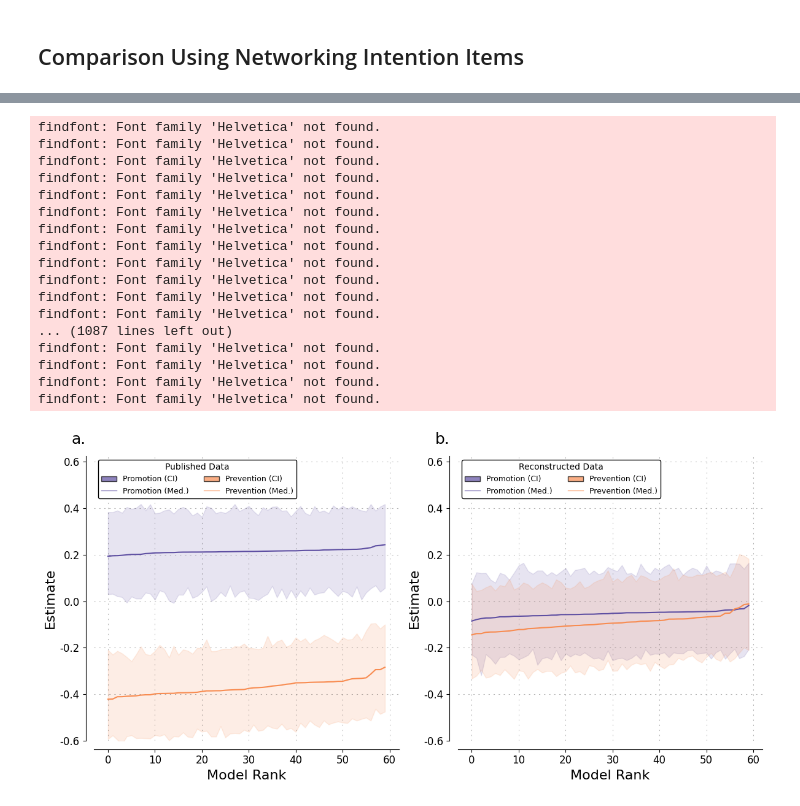
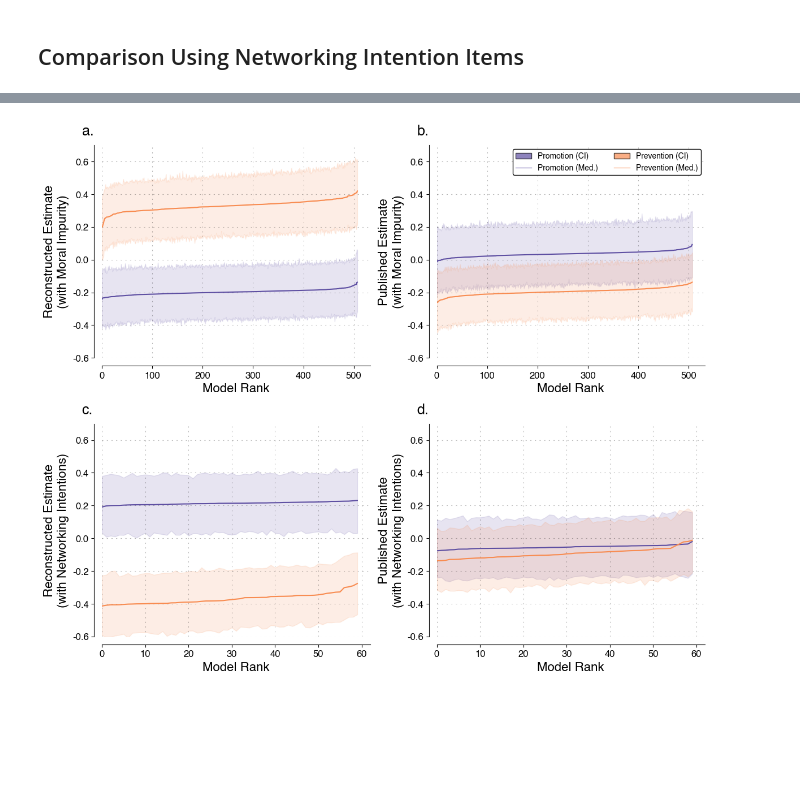
Before and after one commit to RobustiPy/robustipy, a Jupyter notebook: empirical_examples/empirical5_gino.ipynb, the cells around one changed output, grey strips where cells are left out. Drawn from its saved outputs; the diff is of its cells as text; code cells hidden in the pictures; blank space fills up the shorter version.

Commit message:
Combine Gino figures, 1k draws.

```diff
--- a/empirical_examples/empirical5_gino.ipynb
+++ b/empirical_examples/empirical5_gino.ipynb
@@ -299,8 +320,8 @@ x = [
 c= ['age',
     'male']
 
-gino_promo_published = OLSRobust(y=y, x=x, data=data)
-gino_promo_published.fit(controls=c, draws=n_draws)
-gino_results_promo_published = gino_promo_published.get_results()
+gino_promo_published_wnet = OLSRobust(y=y, x=x, data=data)
+gino_promo_published_wnet.fit(controls=c, draws=n_draws)
+gino_results_promo_published_wnet = gino_promo_published_wnet.get_results()
 # %% [output]
 [interactive output not drawn]
@@ -322,8 +344,8 @@ x = [
 c= ['age',
     'male']
 
-gino_preven_published = OLSRobust(y=y, x=x, data=data)
-gino_preven_published.fit(controls=c, draws=n_draws)
-gino_results_preven_published = gino_preven_published.get_results()
+gino_preven_published_wnet = OLSRobust(y=y, x=x, data=data)
+gino_preven_published_wnet.fit(controls=c, draws=n_draws)
+gino_results_preven_published_wnet = gino_preven_published_wnet.get_results()
 # %% [output]
 [interactive output not drawn]
@@ -345,8 +368,8 @@ x = [
 c= ['age',
     'male']
 
-gino_promo = OLSRobust(y=y, x=x, data=corrected_data)
-gino_promo.fit(controls=c, draws=n_draws)
-gino_results_promo = gino_promo.get_results()
+gino_promo_wnet = OLSRobust(y=y, x=x, data=corrected_data)
+gino_promo_wnet.fit(controls=c, draws=n_draws)
+gino_results_promo_wnet = gino_promo_wnet.get_results()
 # %% [output]
 [interactive output not drawn]
@@ -368,8 +392,8 @@ x = [
 c= ['age',
     'male']
 
-gino_preven = OLSRobust(y=y, x=x, data=corrected_data)
-gino_preven.fit(controls=c, draws=n_draws)
-gino_results_preven = gino_preven.get_results()
+gino_preven_wnet = OLSRobust(y=y, x=x, data=corrected_data)
+gino_preven_wnet.fit(controls=c, draws=n_draws)
+gino_results_preven_wnet = gino_preven_wnet.get_results()
 # %% [output]
 [interactive output not drawn]
@@ -381,21 +406,12 @@ Calculating Composite Ys
 # %%
-figure_plotter(gino_results_promo_published, gino_results_preven_published, gino_results_promo, gino_results_preven, 'gino_figure_2')
+figure_plotter(gino_results_promo_published,
+               gino_results_preven_published,
+               gino_results_promo,
+               gino_results_preven,
+               gino_results_promo_published_wnet,
+               gino_results_preven_published_wnet,
+               gino_results_promo_wnet,
+               gino_results_preven_wnet,
+               'gino_figure')
 # %% [output]
-findfont: Font family 'Helvetica' not found.
-findfont: Font family 'Helvetica' not found.
-findfont: Font family 'Helvetica' not found.
-findfont: Font family 'Helvetica' not found.
-findfont: Font family 'Helvetica' not found.
-findfont: Font family 'Helvetica' not found.
-findfont: Font family 'Helvetica' not found.
-findfont: Font family 'Helvetica' not found.
-findfont: Font family 'Helvetica' not found.
-findfont: Font family 'Helvetica' not found.
-findfont: Font family 'Helvetica' not found.
-findfont: Font family 'Helvetica' not found.
-... (1087 lines left out)
-findfont: Font family 'Helvetica' not found.
-findfont: Font family 'Helvetica' not found.
-findfont: Font family 'Helvetica' not found.
-findfont: Font family 'Helvetica' not found.
-[figure, old version]
+[figure, new version]
```
Also changed, not shown: parts of 11 cells of this notebook.
